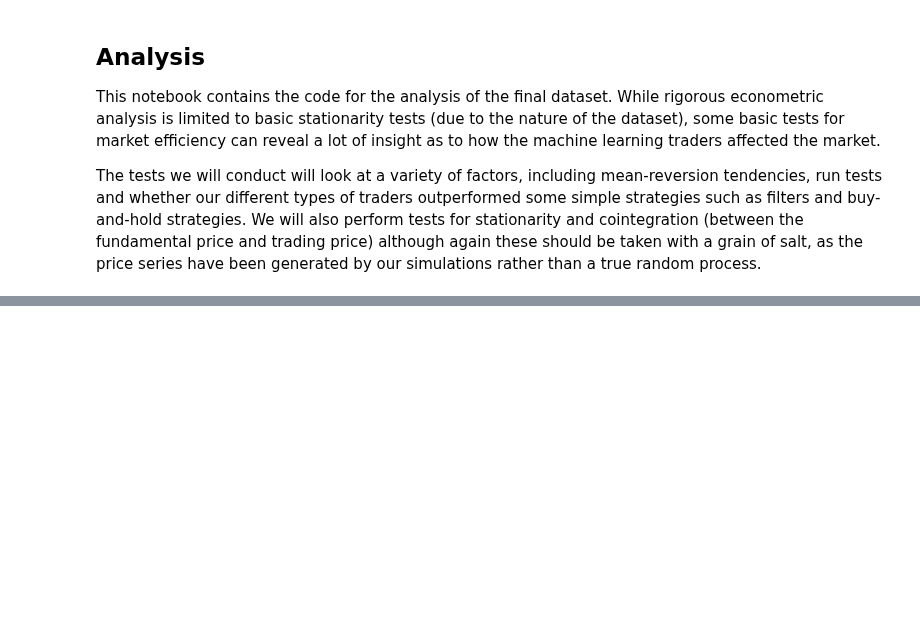
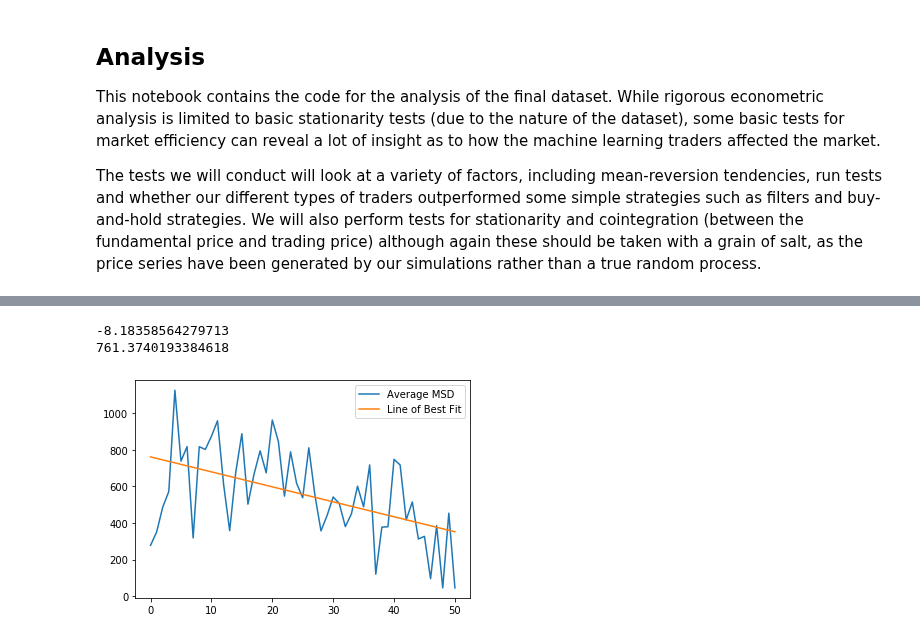
Before and after one commit to karansgarg/rae_repo, a Jupyter notebook: analysis.ipynb, the cells around one changed output, grey strips where cells are left out. Drawn from its saved outputs; the diff is of its cells as text; code cells hidden in the pictures; blank space fills up the shorter version.

```diff
--- a/analysis.ipynb
+++ b/analysis.ipynb
@@ -208,6 +208,23 @@ def avg_spread(gendict):
         spread_list.append(avg_spread)
     spread_array = np.array(spread_list)
     return spread_array
+# %%
+def compute_avg_volume(datadict): #Computes avergage volume for a generation
+    vol_list = []
+    for k, v in datadict.items():
+        vol = v["volume"].to_numpy(copy=True)
+        vol_list.append(np.mean(vol))
+    vol_array = np.array(vol_list)
+    avg_vol = np.mean(vol_array)
+    return avg_vol
+
+def avg_vol(gendict):
+    vol_list = []
+    for k, v in gendict.items():
+        avg_vol = compute_avg_volume(v)
+        vol_list.append(avg_vol)
+    vol_array = np.array(vol_list)
+    return vol_array
 # %%
 msd = gen_msd(gendict)
 avg_ret_run, avg_unret_run, no_ret_runs, no_unret_runs = reversion_stats(gendict)
@@ -251,5 +240,8 @@ plt.plot(spread)
+# %%
+volume = avg_vol(gendict)
 # %%
-gendata = pd.DataFrame(data={"vol": vol,
+gendata = pd.DataFrame(data={"volatility": vol,
+                             "volume": volume,
                              "stat_prop1": stationary1,
                              "stat_prop5": stationary5,
                              "stat_prop10": stationary10,
@@ -266,0 +279,11 @@ gendata = pd.DataFrame(data={"vol": vol,
+# %%
+plt.plot(gendata.index, gendata["msd"], label="Average MSD")
+m, b = np.polyfit(gendata.index, gendata["msd"], 1)
+plt.plot(gendata.index, m*gendata.index + b, label="Line of Best Fit")
+plt.legend()
+print(m)
+print(b)
+# %% [output]
+-8.18358564279713
+761.3740193384618
+[figure, added]
```
Also changed, not shown: parts of 28 cells of this notebook.
